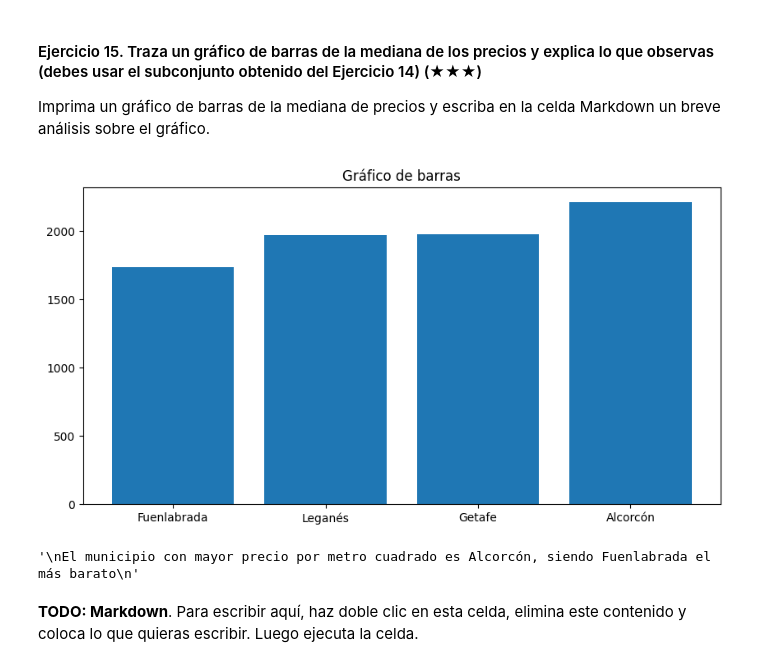
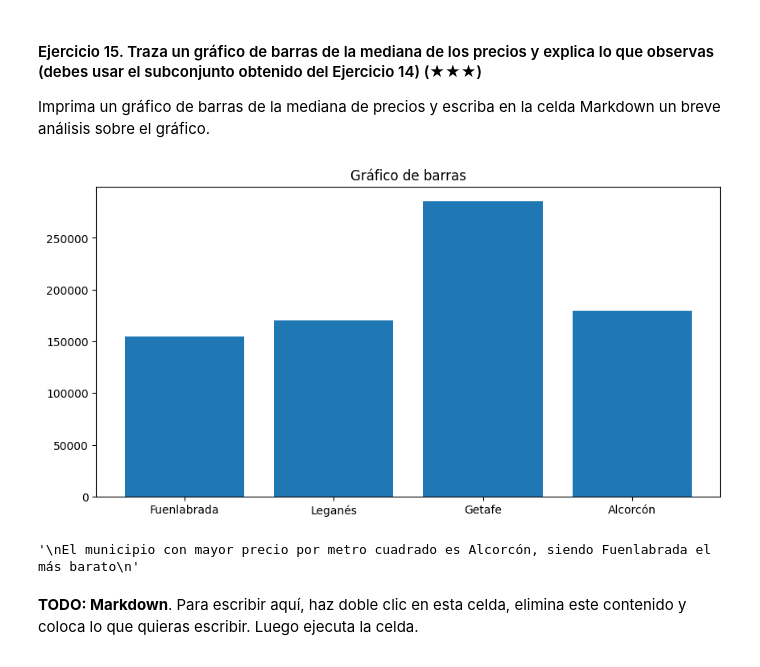
Before and after one commit to Sonmi-451-83/realestate-datacleanup-exercise, a Jupyter notebook: project.es.ipynb, the cells around one changed output. Saved outputs shown, nothing was run; the diff lists cells and outputs as text; code cells hidden in the pictures.

```diff
--- a/project.es.ipynb
+++ b/project.es.ipynb
@@ -314,21 +314,21 @@ Imprima un gráfico de barras de la mediana de precios y escriba en la celda Mar
 # %%
 import matplotlib.pyplot as plt
 
 labels = ["Fuenlabrada", "Leganés", "Getafe", "Alcorcón"]
-values = [ds3["pps"].where(ds3["level5"] == "Fuenlabrada").median(numeric_only=True), ds3["pps"].where(ds3["level5"] == "Leganés").median(numeric_only=True), ds3["pps"].where(ds3["level5"] == "Getafe").median(numeric_only=True), ds3["pps"].where(ds3["level5"] == "Alcorcón").median(numeric_only=True)]
+values = [ds3["price"].where(ds3["level5"] == "Fuenlabrada").median(numeric_only=True), ds3["price"].where(ds3["level5"] == "Leganés").median(numeric_only=True), ds3["price"].where(ds3["level5"] == "Getafe").median(numeric_only=True), ds3["price"].where(ds3["level5"] == "Alcorcón").median(numeric_only=True)]
 
 plt.figure(figsize = (10, 5))
 
 plt.bar(labels, values)
 
 plt.title("Gráfico de barras")
 plt.show()
 
 '''
 El municipio con mayor precio por metro cuadrado es Alcorcón, siendo Fuenlabrada el más barato
 '''
 # %% [output]
-[figure, old version]
+[figure, new version]
 '\nEl municipio con mayor precio por metro cuadrado es Alcorcón, siendo Fuenlabrada el más barato\n'
 # %% [markdown]
 **TODO: Markdown**. Para escribir aquí, haz doble clic en esta celda, elimina este contenido y coloca lo que quieras escribir. Luego ejecuta la celda.
```
